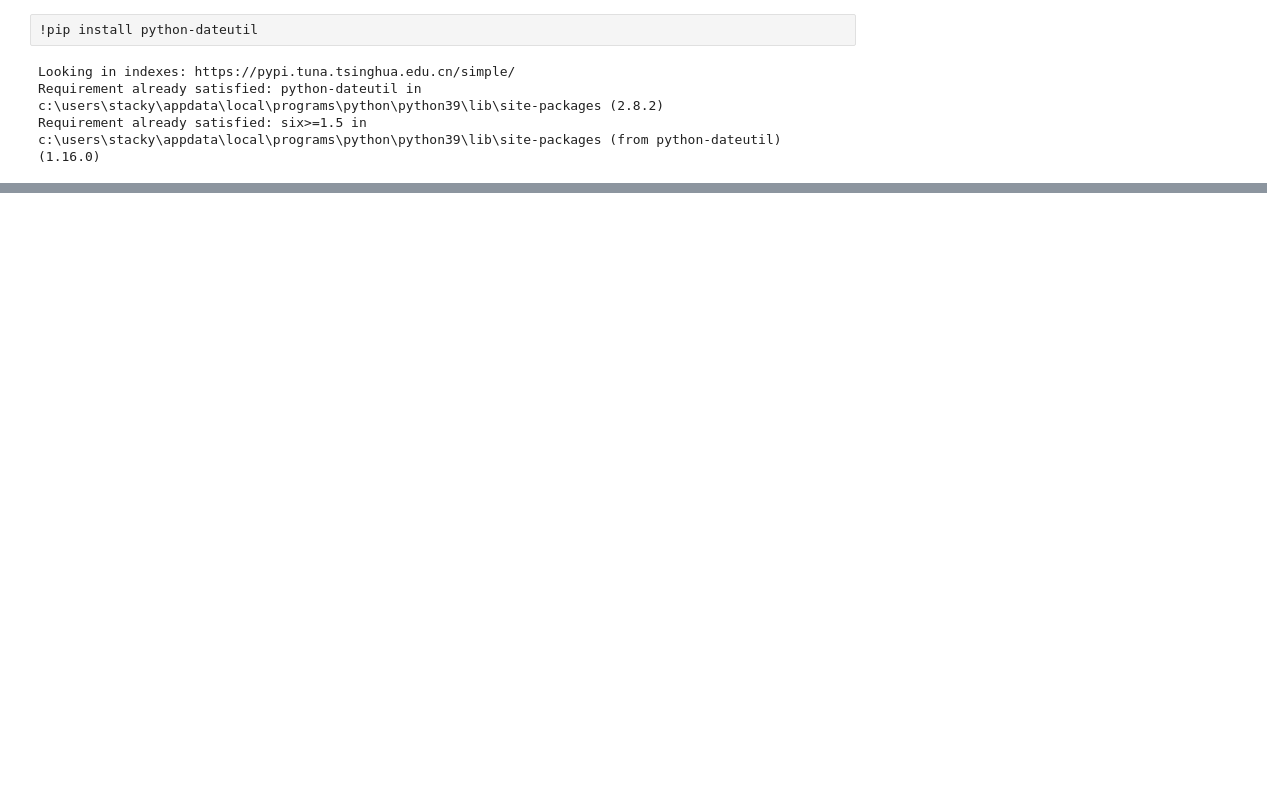
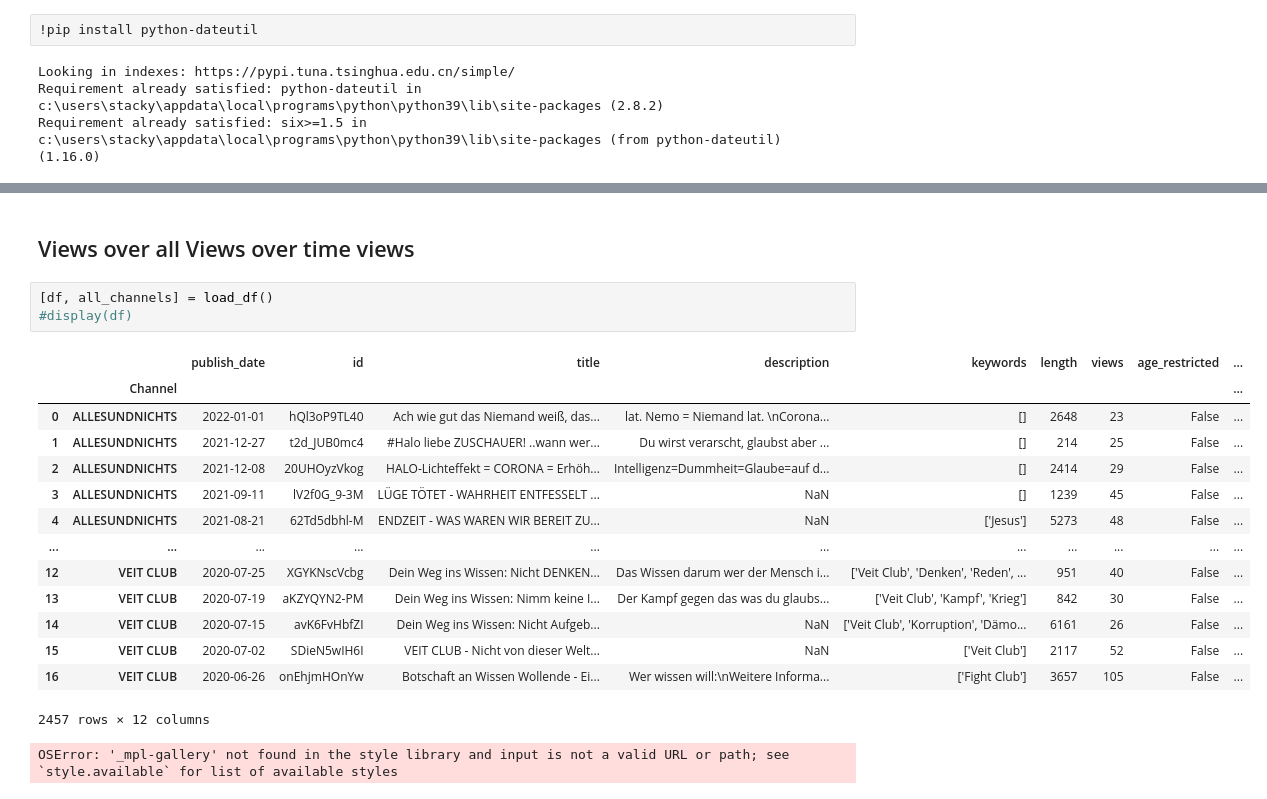
Before and after one commit to hottib/schoepferwissen, a Jupyter notebook: MetaAnalysen.ipynb, the cells around one changed output, grey strips where cells are left out. Saved outputs shown, nothing was run; the diff lists cells and outputs as text; blank space fills up the shorter version.

```diff
--- a/MetaAnalysen.ipynb
+++ b/MetaAnalysen.ipynb
@@ -148,0 +207,21 @@ doppletes Video Die Begegnung mit Thomas
+# %% [markdown]
+## Views over all Views over time views
+# %%
+[df, all_channels] = load_df()
+#display(df)
+# %% [output]
+|  |  | publish_date | id | title | description | keywords | length | views | age_restricted | ... |
+|  | Channel |  |  |  |  |  |  |  |  | ... |
+| 0 | ALLESUNDNICHTS | 2022-01-01 | hQl3oP9TL40 | Ach wie gut das Niemand weiß, das... | lat. Nemo = Niemand lat. \nCorona... | [] | 2648 | 23 | False | ... |
+| 1 | ALLESUNDNICHTS | 2021-12-27 | t2d_JUB0mc4 | #Halo liebe ZUSCHAUER! ..wann wer... | Du wirst verarscht, glaubst aber ... | [] | 214 | 25 | False | ... |
+| 2 | ALLESUNDNICHTS | 2021-12-08 | 20UHOyzVkog | HALO-Lichteffekt = CORONA = Erhöh... | Intelligenz=Dummheit=Glaube=auf d... | [] | 2414 | 29 | False | ... |
+| 3 | ALLESUNDNICHTS | 2021-09-11 | lV2f0G_9-3M | LÜGE TÖTET - WAHRHEIT ENTFESSELT ... | NaN | [] | 1239 | 45 | False | ... |
+| 4 | ALLESUNDNICHTS | 2021-08-21 | 62Td5dbhl-M | ENDZEIT - WAS WAREN WIR BEREIT ZU... | NaN | ['Jesus'] | 5273 | 48 | False | ... |
+| ... | ... | ... | ... | ... | ... | ... | ... | ... | ... | ... |
+| 12 | VEIT CLUB | 2020-07-25 | XGYKNscVcbg | Dein Weg ins Wissen: Nicht DENKEN... | Das Wissen darum wer der Mensch i... | ['Veit Club', 'Denken', 'Reden', ... | 951 | 40 | False | ... |
+| 13 | VEIT CLUB | 2020-07-19 | aKZYQYN2-PM | Dein Weg ins Wissen: Nimm keine I... | Der Kampf gegen das was du glaubs... | ['Veit Club', 'Kampf', 'Krieg'] | 842 | 30 | False | ... |
+| 14 | VEIT CLUB | 2020-07-15 | avK6FvHbfZI | Dein Weg ins Wissen: Nicht Aufgeb... | NaN | ['Veit Club', 'Korruption', 'Dämo... | 6161 | 26 | False | ... |
+| 15 | VEIT CLUB | 2020-07-02 | SDieN5wIH6I | VEIT CLUB - Nicht von dieser Welt... | NaN | ['Veit Club'] | 2117 | 52 | False | ... |
+| 16 | VEIT CLUB | 2020-06-26 | onEhjmHOnYw | Botschaft an Wissen Wollende - Ei... | Wer wissen will:\nWeitere Informa... | ['Fight Club'] | 3657 | 105 | False | ... |
+2457 rows × 12 columns
+OSError: '_mpl-gallery' not found in the style library and input is not a valid URL or path; see `style.available` for list of available styles
```
Also changed, not shown: parts of 12 cells of this notebook, 1 other file.
